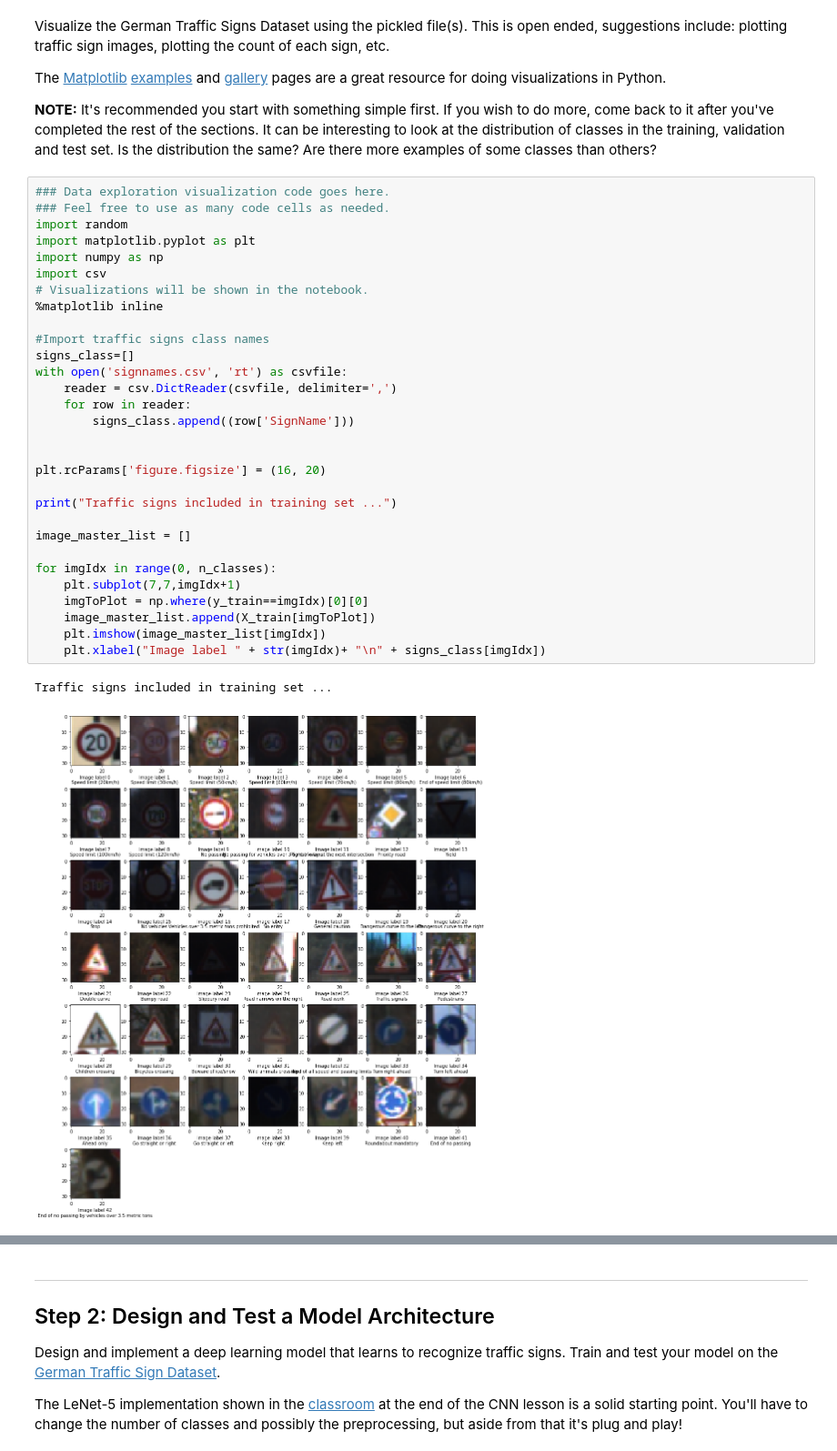
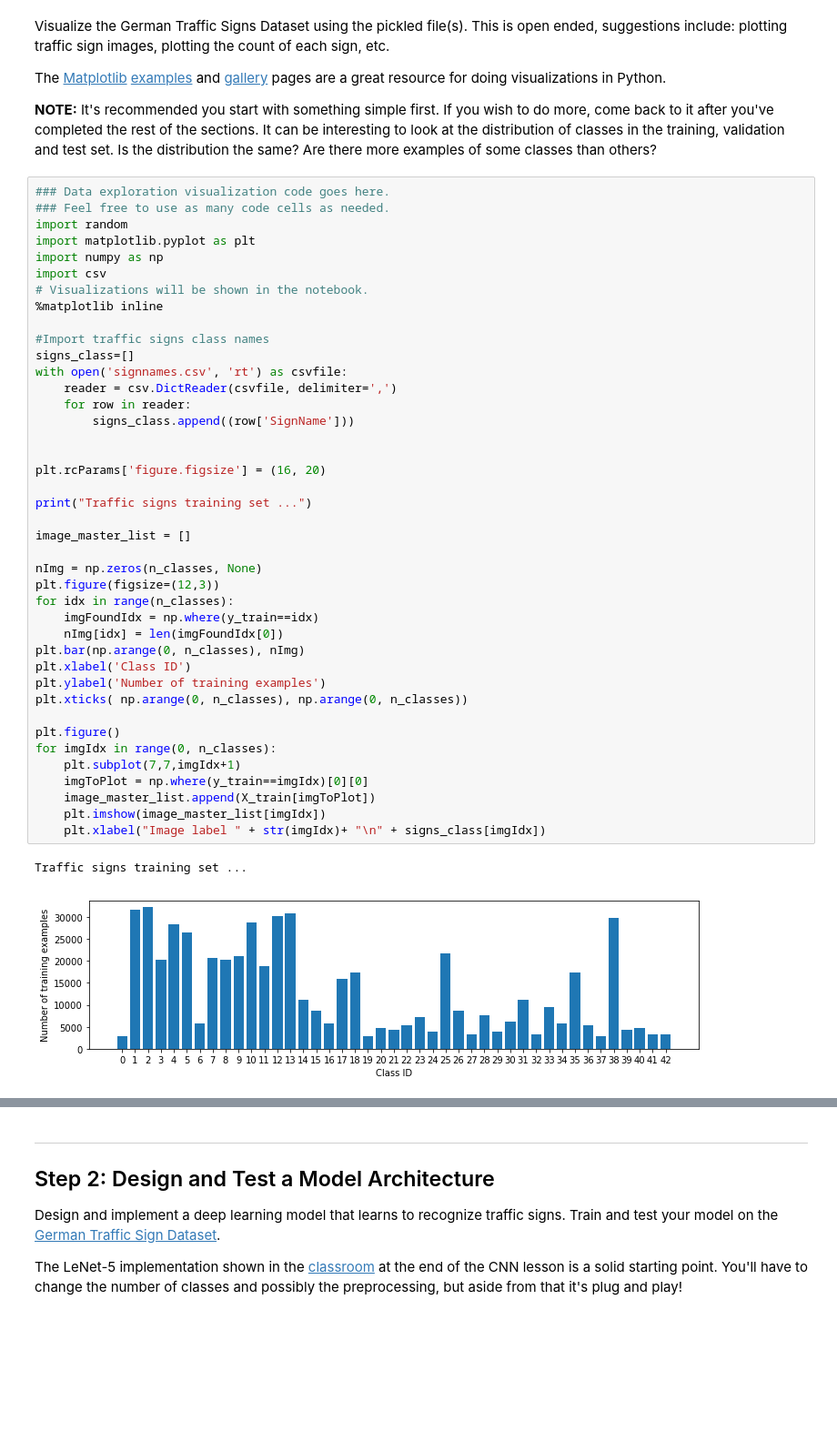
Before and after one commit to harshnandan/CarND-Traffic-Sign-Classifier-Proj, a Jupyter notebook: Traffic_Sign_Classifier.ipynb, the cells around one changed output, grey strips where cells are left out. Shown: that part at 91% size. Saved outputs shown, nothing was run; the diff lists cells and outputs as text; blank space fills up the shorter version.

```diff
--- a/Traffic_Sign_Classifier.ipynb
+++ b/Traffic_Sign_Classifier.ipynb
@@ -97,33 +97,44 @@ The [Matplotlib](http://matplotlib.org/) [examples](http://matplotlib.org/exampl
 # %%
 ### Data exploration visualization code goes here.
 ### Feel free to use as many code cells as needed.
 import random
 import matplotlib.pyplot as plt
 import numpy as np
 import csv
 # Visualizations will be shown in the notebook.
 %matplotlib inline
 
 #Import traffic signs class names
 signs_class=[]
 with open('signnames.csv', 'rt') as csvfile:
     reader = csv.DictReader(csvfile, delimiter=',')
     for row in reader:
         signs_class.append((row['SignName']))
 
 
 plt.rcParams['figure.figsize'] = (16, 20)
 
-print("Traffic signs included in training set ...")
+print("Traffic signs training set ...")
 
 image_master_list = []
 
+nImg = np.zeros(n_classes, None)
+plt.figure(figsize=(12,3))
+for idx in range(n_classes):
+    imgFoundIdx = np.where(y_train==idx)
+    nImg[idx] = len(imgFoundIdx[0])
+plt.bar(np.arange(0, n_classes), nImg)
+plt.xlabel('Class ID')
+plt.ylabel('Number of training examples')
+plt.xticks( np.arange(0, n_classes), np.arange(0, n_classes))
+
+plt.figure()
 for imgIdx in range(0, n_classes):
     plt.subplot(7,7,imgIdx+1)
     imgToPlot = np.where(y_train==imgIdx)[0][0]
     image_master_list.append(X_train[imgToPlot])
     plt.imshow(image_master_list[imgIdx])
     plt.xlabel("Image label " + str(imgIdx)+ "\n" + signs_class[imgIdx])
 # %% [output]
-Traffic signs included in training set ...
+Traffic signs training set ...
-[figure, old version]
+[figure, new version]
```
Also changed, not shown: parts of 9 cells of this notebook, 3 other files.
